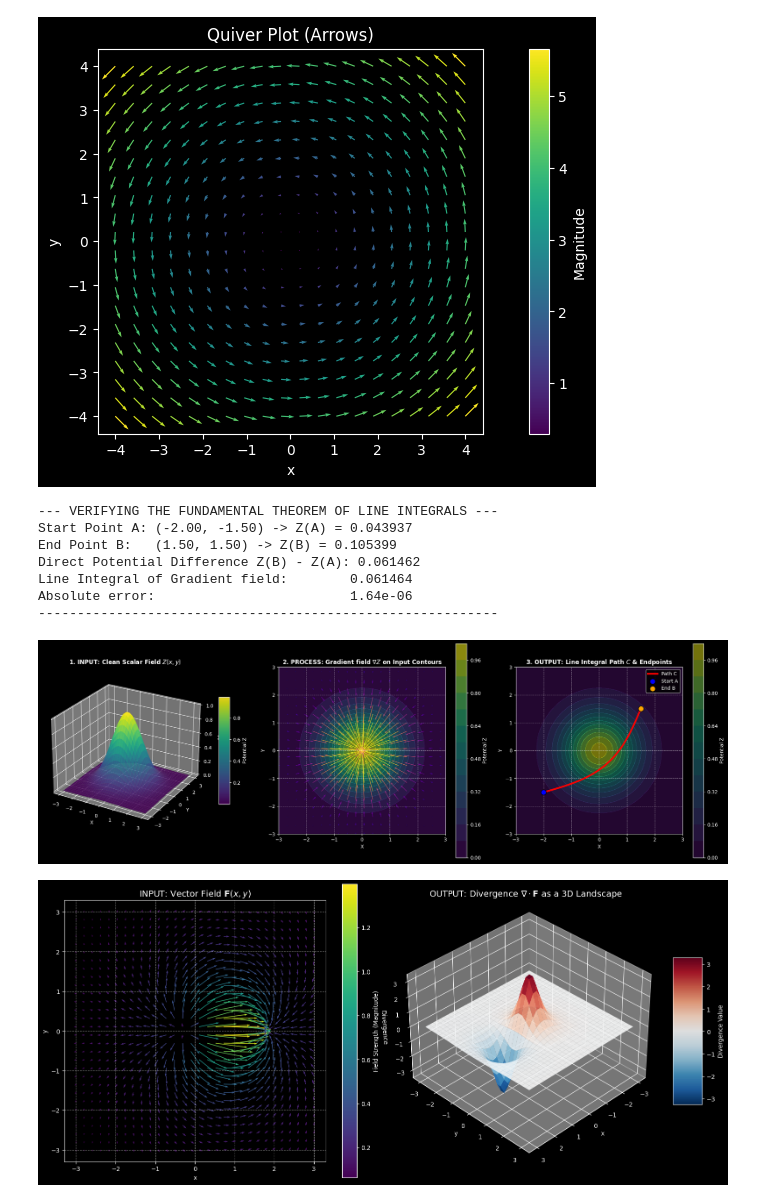
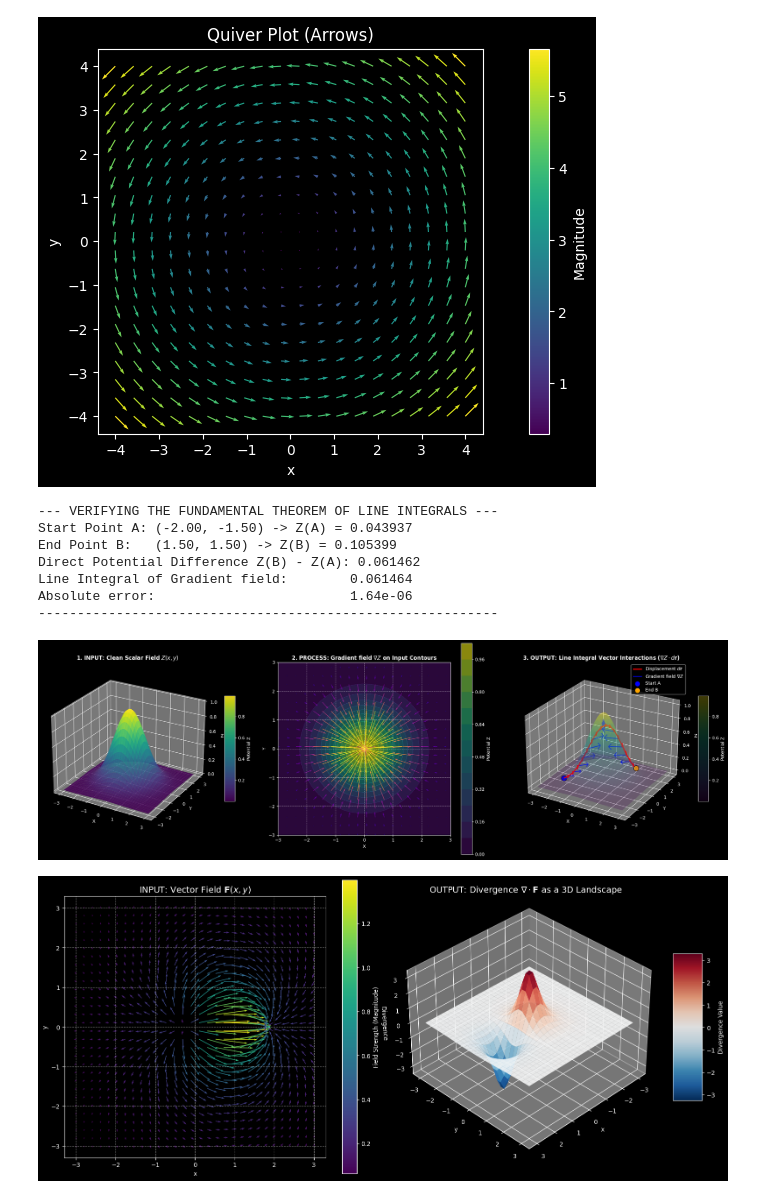
Before and after one commit to agugun/axscnt-notebook, a Jupyter notebook: Vector_Calculus_Basic.ipynb, the cells around one changed output. Cells and saved outputs as stored; diff of their text form; code cells hidden in the pictures.

Commit message:
improve visualization of gradient and line integral

```diff
--- a/Vector_Calculus_Basic.ipynb
+++ b/Vector_Calculus_Basic.ipynb
@@ -34,7 +34,7 @@ plt.show()
 [figure]
 # %%
 # Connect gradient with line integrals: The Fundamental Theorem of Line Integrals
-# Restructured to show Input (clean), Process (gradient overlay), and Output (path integration only)
+# Restructured to show Input, Process, and Output with interacting field and displacement vectors
 
 import numpy as np
 import matplotlib.pyplot as plt
@@ -82,7 +82,7 @@ print(f"Absolute error:                         {abs(line_integral - potential_d
 print("-----------------------------------------------------------")
 
 # 3. Build a three-panel visualization
-fig = plt.figure(figsize=(20, 6.5))
+fig = plt.figure(figsize=(22, 7))
 
 # --- Panel 1: INPUT (Clean Scalar Potential Surface) ---
 ax1 = fig.add_subplot(1, 3, 1, projection='3d')
@@ -97,45 +97,73 @@ fig.colorbar(surf, ax=ax1, shrink=0.5, aspect=10, label='Potential Z')
 # --- Panel 2: PROCESS (Gradient Overlying Input Potential) ---
 ax2 = fig.add_subplot(1, 3, 2)
 contours_proc = ax2.contourf(X, Y, Z, levels=15, cmap='viridis', alpha=0.6)
 step = 2
 magnitude = np.hypot(dZ_dx, dZ_dy)
 quiv_proc = ax2.quiver(X[::step, ::step], Y[::step, ::step], dZ_dx[::step, ::step], dZ_dy[::step, ::step],
                        magnitude[::step, ::step], cmap='plasma', scale=4, width=0.003, alpha=0.8)
 ax2.set_title('2. PROCESS: Gradient field $\\nabla Z$ on Input Contours', fontsize=12, fontweight='bold')
 ax2.set_xlabel('X')
 ax2.set_ylabel('Y')
 ax2.set_aspect('equal')
 ax2.grid(True, linestyle='--', alpha=0.5)
 fig.colorbar(contours_proc, ax=ax2, label='Potential Z')
 
-# --- Panel 3: OUTPUT (Path Integration Only) ---
-ax3 = fig.add_subplot(1, 3, 3)
-contours_out = ax3.contourf(X, Y, Z, levels=15, cmap='viridis', alpha=0.5)
+# --- Panel 3: OUTPUT (3D Path Integration showing F and dr Vectors) ---
+ax3 = fig.add_subplot(1, 3, 3, projection='3d')
+surf_out = ax3.plot_surface(X, Y, Z, cmap='viridis', alpha=0.25, edgecolor='none')
 
-# Draw only the line integral path and endpoints on the final output chart
-ax3.plot(path_x, path_y, color='red', linewidth=3.5, label='Path C')
-ax3.scatter([path_x[0]], [path_y[0]], color='blue', s=120, edgecolor='black', zorder=5, label='Start A')
-ax3.scatter([path_x[-1]], [path_y[-1]], color='orange', s=120, edgecolor='black', zorder=5, label='End B')
+# Subsample the path to show clear, non-overlapping vector arrows
+step_idx = 12
+px_coarse = path_x[::step_idx]
+py_coarse = path_y[::step_idx]
+pz_coarse = path_Z[::step_idx]
 
-ax3.set_title('3. OUTPUT: Line Integral Path $C$ & Endpoints', fontsize=12, fontweight='bold')
+# 1. Displacement vectors along path C (dr_x, dr_y, dr_z)
+dr_x = np.diff(px_coarse)
+dr_y = np.diff(py_coarse)
+dr_z = np.diff(pz_coarse)
+
+# 2. Field vectors (Gradient) evaluated along the path
+# Using analytical gradient: grad Z = (-x * Z, -y * Z, -1)
+# For 3D visualization, we can show the 2D gradient on the surface or its tangent projection
+pg_x = -px_coarse[:-1] * pz_coarse[:-1]
+pg_y = -py_coarse[:-1] * pz_coarse[:-1]
+pg_z = np.zeros_like(pg_x) # Keep field vectors flat or tangent for visual clarity
+
+# Plot the displacement vectors (dr) in Red
+ax3.quiver(px_coarse[:-1], py_coarse[:-1], pz_coarse[:-1],
+           dr_x, dr_y, dr_z,
+           color='red', arrow_length_ratio=0.3, linewidth=2.5, pivot='tail', label='Displacement $d\\mathbf{r}$')
+
+# Plot the field gradient vectors (F) in Blue/Cyan acting at those same points
+scale_factor = 1.5 # Scale up gradient arrows for visibility
+ax3.quiver(px_coarse[:-1], py_coarse[:-1], pz_coarse[:-1],
+           pg_x * scale_factor, pg_y * scale_factor, pg_z,
+           color='blue', arrow_length_ratio=0.2, linewidth=2.0, pivot='tail', alpha=0.8, label='Gradient field $\\nabla Z$')
+
+# Mark 3D endpoints A and B
+ax3.scatter([path_x[0]], [path_y[0]], [Z_A], color='blue', s=150, edgecolor='black', zorder=15, label='Start A')
+ax3.scatter([path_x[-1]], [path_y[-1]], [Z_B], color='orange', s=150, edgecolor='black', zorder=15, label='End B')
+
+ax3.set_title('3. OUTPUT: Line Integral Vector Interactions ($\\nabla Z \\cdot d\\mathbf{r}$)', fontsize=12, fontweight='bold')
 ax3.set_xlabel('X')
 ax3.set_ylabel('Y')
-ax3.set_aspect('equal')
-ax3.grid(True, linestyle='--', alpha=0.5)
+ax3.set_zlabel('Z')
+ax3.view_init(elev=25, azim=-60)
 ax3.legend(loc='upper right')
-fig.colorbar(contours_out, ax=ax3, label='Potential Z')
+fig.colorbar(surf_out, ax=ax3, shrink=0.5, aspect=10, label='Potential Z')
 
 plt.tight_layout()
 plt.show()
 # %% [output]
 --- VERIFYING THE FUNDAMENTAL THEOREM OF LINE INTEGRALS ---
 Start Point A: (-2.00, -1.50) -> Z(A) = 0.043937
 End Point B:   (1.50, 1.50) -> Z(B) = 0.105399
 Direct Potential Difference Z(B) - Z(A): 0.061462
 Line Integral of Gradient field:        0.061464
 Absolute error:                         1.64e-06
 -----------------------------------------------------------
-[figure, old version]
+[figure, new version]
 # %%
 import numpy as np
 import matplotlib.pyplot as plt
```
